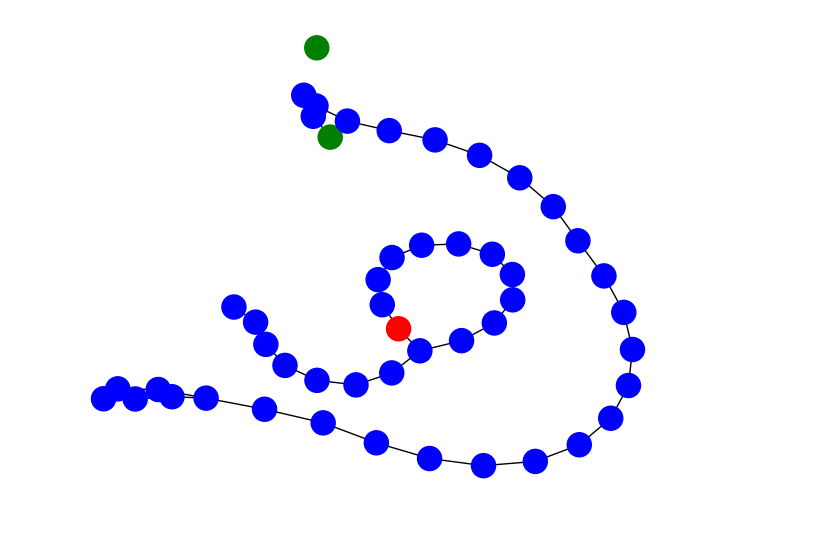
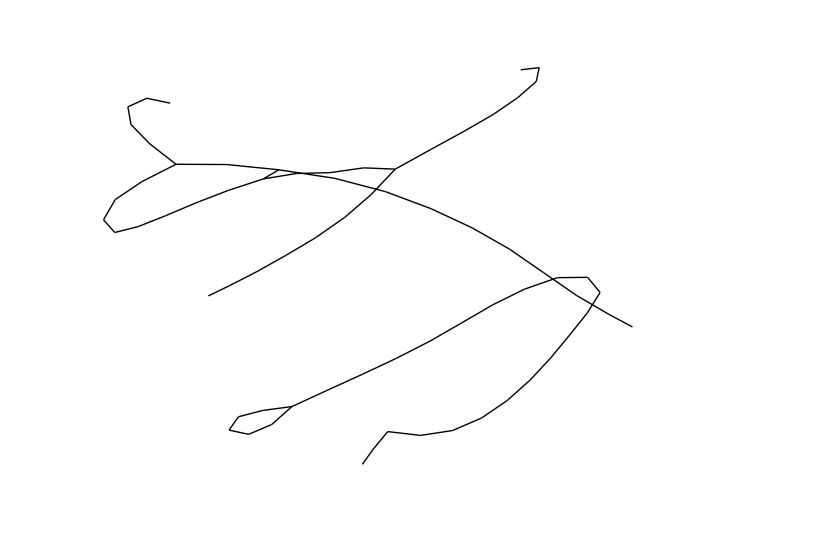
Before and after one commit to bcorwin/wiki_web, a Jupyter notebook: analysis/analysis.ipynb, the cells around one changed output. Cells and saved outputs as stored; diff of their text form; code cells hidden in the pictures.

```diff
--- a/analysis/analysis.ipynb
+++ b/analysis/analysis.ipynb
@@ -30,11 +24,14 @@ seeds
 # %%
 nodes = (
-    pd.concat( [edges["source"], edges["target"]])
-    .drop_duplicates()
+    pd.concat([pd.Series(PHILOSOPHY), edges.source, edges.target])
+    .drop_duplicates(ignore_index=True)
     .to_frame("url")
-    .assign(
-        color = lambda df: df.url.map(seeds).fillna("blue")
-    )
+    .assign(color = lambda df: df.url.map(seeds).fillna("blue"))
+)
+url_to_node_id = (
+    nodes
+    .reset_index()
     .set_index("url")
+    ["index"]
+    .to_dict()
 )
-nodes
@@ -60,2 +38,7 @@ nodes
+# %%
+edges["source_id"] = edges.source.map(url_to_node_id)
+edges["target_id"] = edges.target.map(url_to_node_id)
 # %%
-G.add_nodes_from((n, dict(d)) for n, d in nodes.iterrows())
+G = nx.Graph()
+G.add_nodes_from([(i,dict(d)) for i,d in nodes.iterrows()])
+G.add_edges_from(edges[["source_id", "target_id"]].values)
@@ -62,4 +70,9 @@ G.add_nodes_from((n, dict(d)) for n, d in nodes.iterrows())
 # %%
-nx.draw(G, node_color=[G.nodes[node]["color"] for node in list(G.nodes())])
+nx.draw(
+    G,
+    node_color=[G.nodes[node]["color"] for node in G.nodes()],
+    node_size=0,
+    with_labels=False,
+)
 # %% [output]
-[figure, old version]
+[figure, new version]
```
Also changed, not shown: parts of 6 cells of this notebook.
